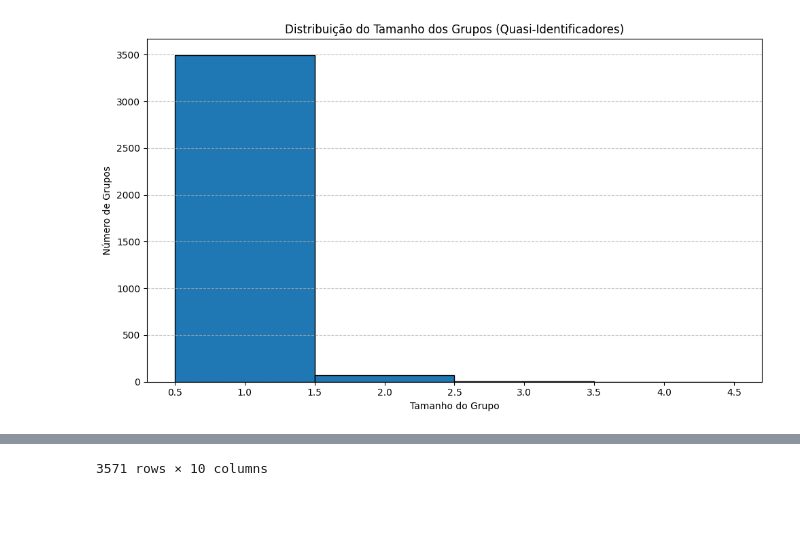
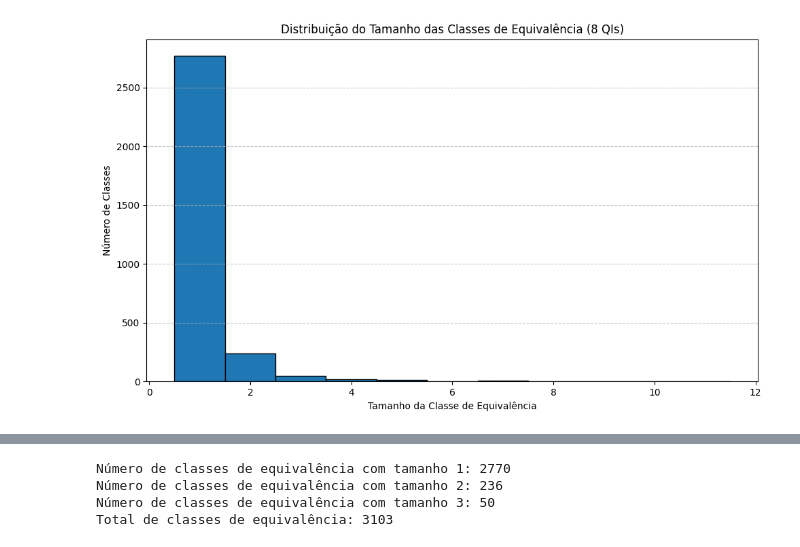
Before and after one commit to FredericoBaker/stateOfTheData_attribute_linkage, a Jupyter notebook: dataset_analysis.ipynb, the cells around one changed output, grey strips where cells are left out. Drawn from its saved outputs; the diff is of its cells as text; code cells hidden in the pictures; blank space fills up the shorter version.

```diff
--- a/dataset_analysis.ipynb
+++ b/dataset_analysis.ipynb
@@ -12,4 +7,5 @@ df.to_csv("dataset_compact.csv", index=False)
 # %%
-df = pd.read_csv("dataset_compact.csv")
+df = pd.read_csv("state_of_the_data_dataset.csv")
+
 df.head()
 # %% [output]
@@ -23,43 +108,33 @@ df.head()
 # %%
 quasi_identifiers = [
     '1.i.1_uf_onde_mora',
-    '2.i_tempo_de_experiencia_em_dados',
-    '2.j_tempo_de_experiencia_em_ti',
+    # '2.i_tempo_de_experiencia_em_dados',
+    # '2.j_tempo_de_experiencia_em_ti',
     '1.l_nivel_de_ensino',
     '1.m_área_de_formação',
-    '1.b_genero',
     '2.b_setor',
     '2.c_numero_de_funcionarios',
     '2.f_cargo_atual'
 ]
 
-def plot_group_size_histogram(df, quasi_identifiers):
-    freqs = df.groupby(quasi_identifiers).size().reset_index(name='count')
+grupos = df.groupby(quasi_identifiers).size().reset_index(name='count')
 
-    # Histogram plot
-    plt.figure(figsize=(10, 6))
-    plt.hist(freqs['count'], bins=range(1, freqs['count'].max() + 2), edgecolor='black', align='left')
-    plt.title('Distribuição do Tamanho dos Grupos (Quasi-Identificadores)')
-    plt.xlabel('Tamanho do Grupo')
-    plt.ylabel('Número de Grupos')
-    plt.grid(axis='y', linestyle='--', alpha=0.7)
-    plt.tight_layout()
-    plt.show()
+plt.figure(figsize=(10, 6))
+plt.hist(grupos['count'], bins=range(1, grupos['count'].max() + 2), edgecolor='black', align='left')
+plt.title('Distribuição do Tamanho das Classes de Equivalência (8 QIs)')
+plt.xlabel('Tamanho da Classe de Equivalência')
+plt.ylabel('Número de Classes')
+plt.grid(axis='y', linestyle='--', alpha=0.7)
+plt.tight_layout()
+plt.show()
 
-    return freqs
-
-plot_group_size_histogram(df, quasi_identifiers)
-
-# # Agrupando pelas colunas quasi-identificadoras e contando ocorrências
-# freqs = df.groupby(quasi_identifiers).size().reset_index(name='count')
-# print(freqs)
-
-# # Iterando corretamente sobre as linhas do DataFrame
-# for _, row in freqs.sort_values('count').iterrows():
-#     grupo = {col: row[col] for col in quasi_identifiers}
-#     print(f"Grupo: {grupo} - Tamanho: {row['count']}")
-
-# # Informando o maior grupo
-# print("Maior grupo:", freqs['count'].max())
+num_grupos_tam_1 = (grupos['count'] == 1).sum()
+num_grupos_tam_2 = (grupos['count'] == 2).sum()
+num_grupos_tam_3 = (grupos['count'] == 3).sum()
+total_grupos = len(grupos)
+print(f'Número de classes de equivalência com tamanho 1: {num_grupos_tam_1}')
+print(f'Número de classes de equivalência com tamanho 2: {num_grupos_tam_2}')
+print(f'Número de classes de equivalência com tamanho 3: {num_grupos_tam_3}')
+print(f'Total de classes de equivalência: {total_grupos}')
 # %% [output]
-[figure, old version]
+[figure, new version]
@@ -78 +141,4 @@ plot_group_size_histogram(df, quasi_identifiers)
-3571 rows × 10 columns
+Número de classes de equivalência com tamanho 1: 2770
+Número de classes de equivalência com tamanho 2: 236
+Número de classes de equivalência com tamanho 3: 50
+Total de classes de equivalência: 3103
```
Also changed, not shown: parts of 29 cells of this notebook, 8 other files.
